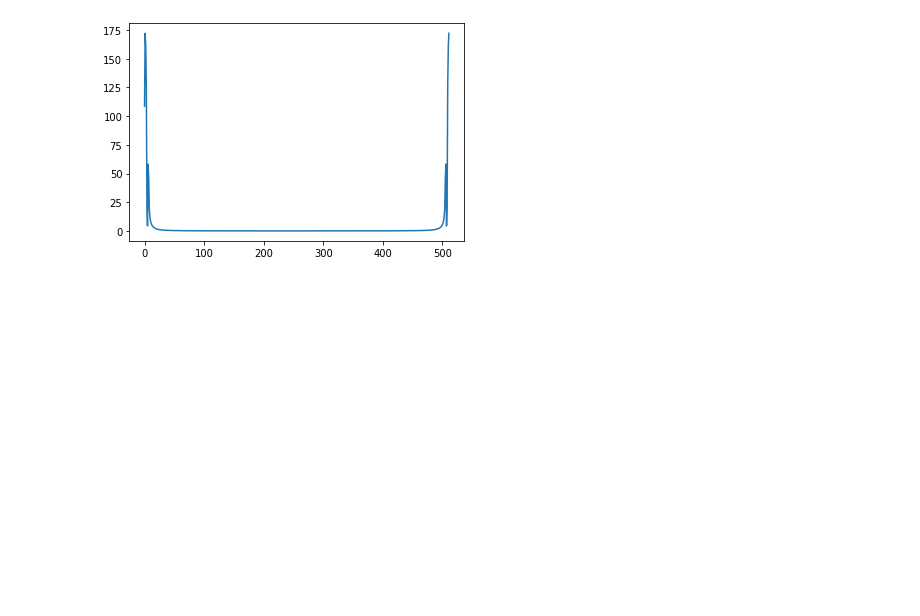
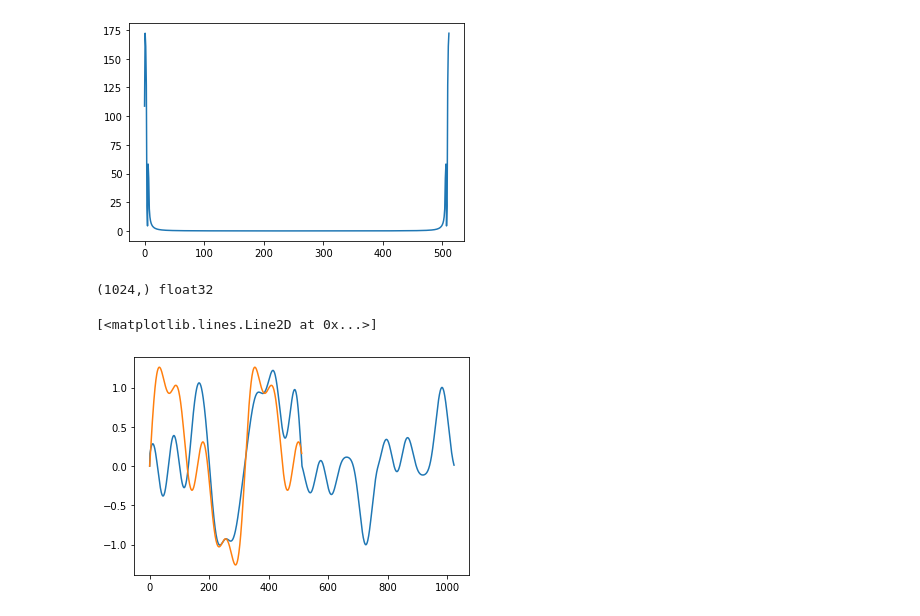
Before and after one commit to ik9702/cfft_practice, a Jupyter notebook: test.ipynb, the cells around one changed output. Drawn from its saved outputs; the diff is of its cells as text; code cells hidden in the pictures; blank space fills up the shorter version.

```diff
--- a/test.ipynb
+++ b/test.ipynb
@@ -39,5 +39,18 @@ plt.plot(np.sqrt(cft_r**2 + cft_i**2))
 # %% [output]
 [<matplotlib.lines.Line2D at 0x...>]
 [figure]
+# %%
+with open("bin/recover.bin", "rb") as f:
+    rectype = np.dtype(np.float32)
+    rec = np.fromfile(f, dtype=rectype)
+print(rec.shape, rec.dtype)
+# %% [output]
+(1024,) float32
+# %%
+plt.plot(rec)
+plt.plot(sample)
+# %% [output]
+[<matplotlib.lines.Line2D at 0x...>]
+[figure, added]
 # %%
 nft = np.fft.fft(sample)
```
Also changed, not shown: parts of 2 cells of this notebook, 3 other files.
